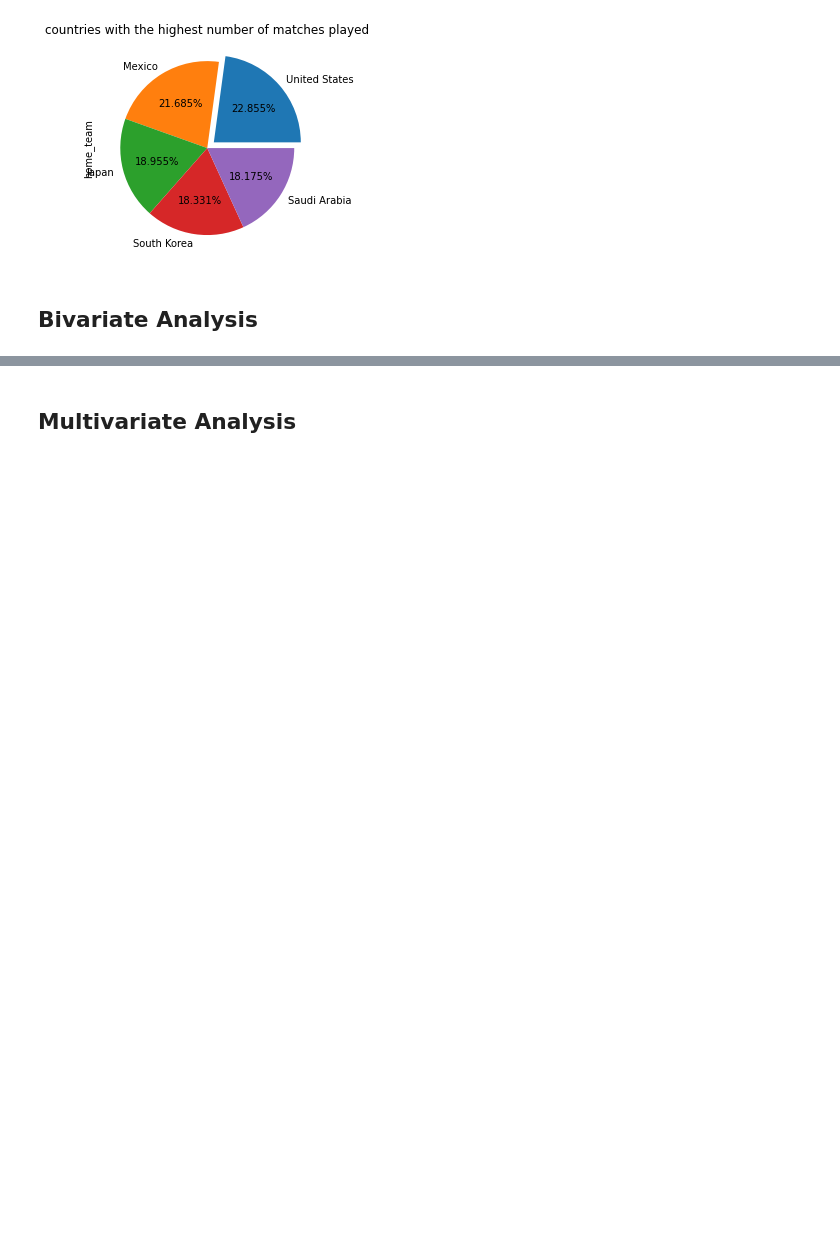
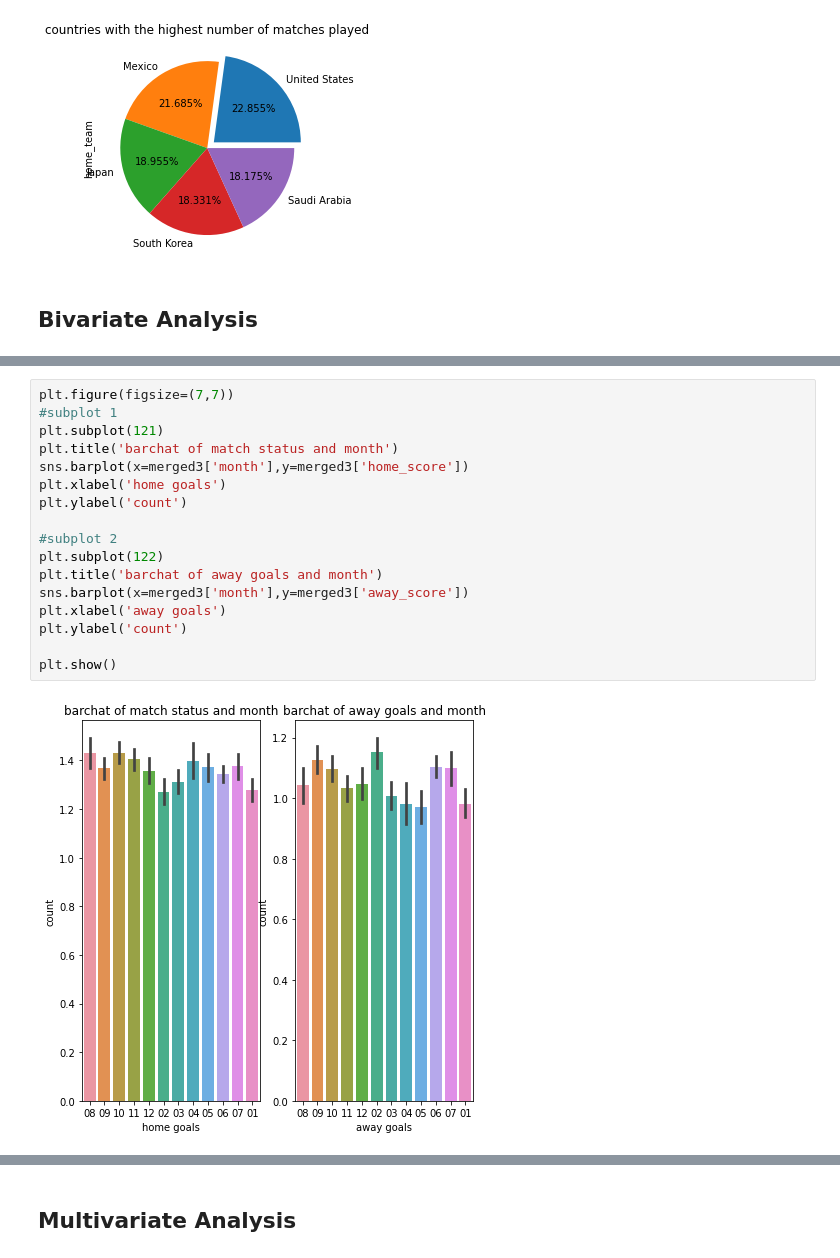
Before and after one commit to GeorgeKMaina/MCHEZO-PESA-MACHINE-LEARNING-PREDICITION, a Jupyter notebook: mchezo_pesa_game_results_predicition.ipynb, the cells around one changed output, grey strips where cells are left out. Drawn from its saved outputs; the diff is of its cells as text; blank space fills up the shorter version.

```diff
--- a/mchezo_pesa_game_results_predicition.ipynb
+++ b/mchezo_pesa_game_results_predicition.ipynb
@@ -710,0 +716,19 @@ sns.heatmap(merged3.corr())
+# %%
+plt.figure(figsize=(7,7))
+#subplot 1
+plt.subplot(121)
+plt.title('barchat of match status and month')
+sns.barplot(x=merged3['month'],y=merged3['home_score'])
+plt.xlabel('home goals')
+plt.ylabel('count')
+
+#subplot 2
+plt.subplot(122)
+plt.title('barchat of away goals and month')
+sns.barplot(x=merged3['month'],y=merged3['away_score'])
+plt.xlabel('away goals')
+plt.ylabel('count')
+
+plt.show()
+# %% [output]
+[figure, added]
```
Also changed, not shown: parts of 14 cells of this notebook.
